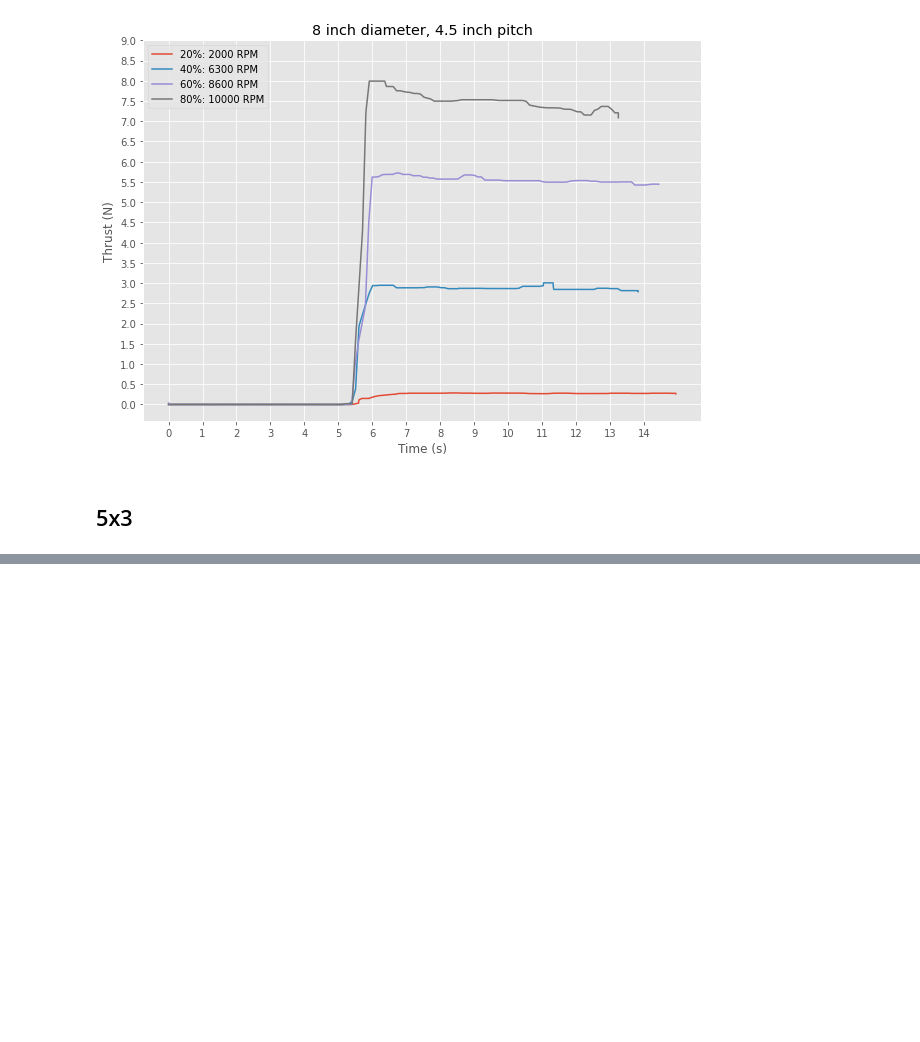
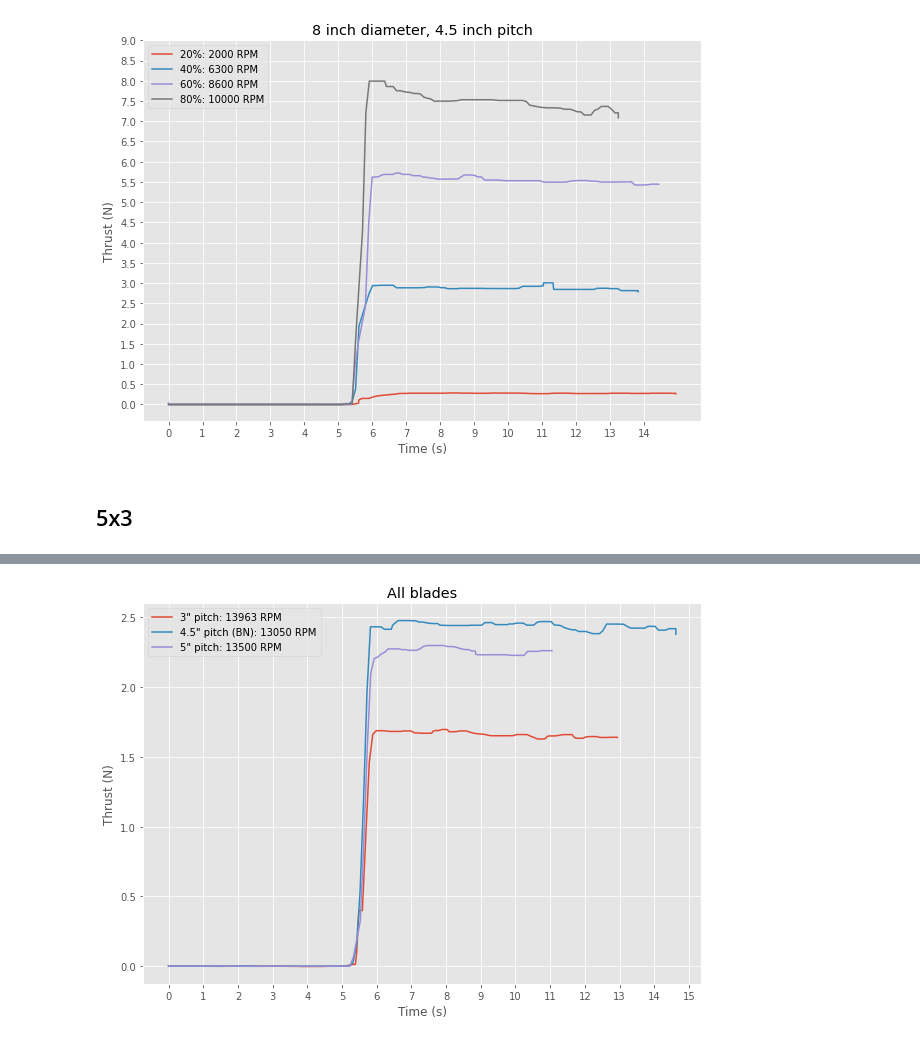
Before and after one commit to nmarks99/aero-capstone, a Jupyter notebook: thrust_test/nice_plots.ipynb, the cells around one changed output, grey strips where cells are left out. Saved outputs shown, nothing was run; the diff lists cells and outputs as text; code cells hidden in the pictures; blank space fills up the shorter version.

```diff
--- a/thrust_test/nice_plots.ipynb
+++ b/thrust_test/nice_plots.ipynb
@@ -132,0 +166,29 @@ plt.show()
+# %%
+paths_all5 = ["data/5x3thick/80percent.txt","data/5x45BN/80percent.txt","data/5x5V1S/80percent.txt"]
+
+force = []
+time = []
+for i in paths_all5:
+    temp_force,temp_time = get_data(i)
+    force.append(temp_force)
+    time.append(temp_time)
+
+# median filter and normalize to average of first n data points
+force = [sig.medfilt(i,5) for i in force]
+force = [normalize(np.array(i),10) for i in force]
+
+
+plt.style.use('ggplot')
+labs = ['3" pitch: 13963 RPM','4.5" pitch (BN): 13050 RPM', '5" pitch: 13500 RPM']
+fig, ax = plt.subplots(figsize=(10,7))
+for i in range(len(force)):
+    ax.plot(time[i],force[i],label=labs[i])
+    ax.legend()
+
+ax.set(title="All blades",xlabel="Time (s)",ylabel="Thrust (N)")
+plt.yticks(np.arange(0, 2.8, 0.5))
+plt.xticks(np.arange(0, 16.0, 1))
+plt.show()
+fig.savefig("data/all5.png")
+# %% [output]
+[figure, added]
```
Also changed, not shown: parts of 9 cells of this notebook, 14 other files.
